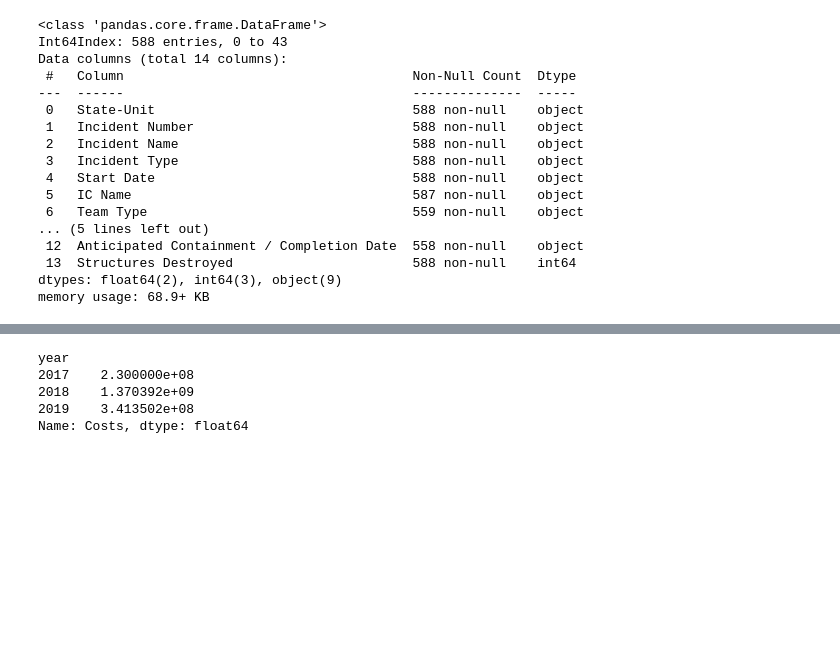
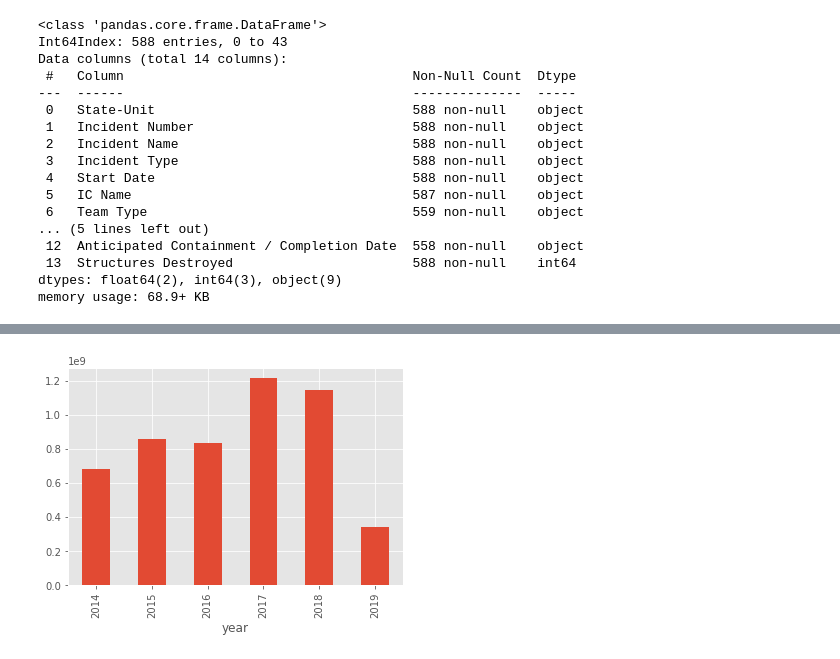
Before and after one commit to jefremides/Project_5, a Jupyter notebook: claire_data_cleaning_eda.ipynb, the cells around one changed output, grey strips where cells are left out. Cells and saved outputs as stored; diff of their text form; code cells hidden in the pictures; blank space fills up the shorter version.

```diff
--- a/claire_data_cleaning_eda.ipynb
+++ b/claire_data_cleaning_eda.ipynb
@@ -64,8 +121,4 @@ fires_df.head(2)
 # %%
-fires_df.groupby('year')['Costs'].sum()
+fires_df_clean.groupby('year')['Costs'].sum().plot(kind='bar');
 # %% [output]
-year
-2017    2.300000e+08
-2018    1.370392e+09
-2019    3.413502e+08
-Name: Costs, dtype: float64
+[figure, added]
```
Also changed, not shown: parts of 17 cells of this notebook, 1 other file.
